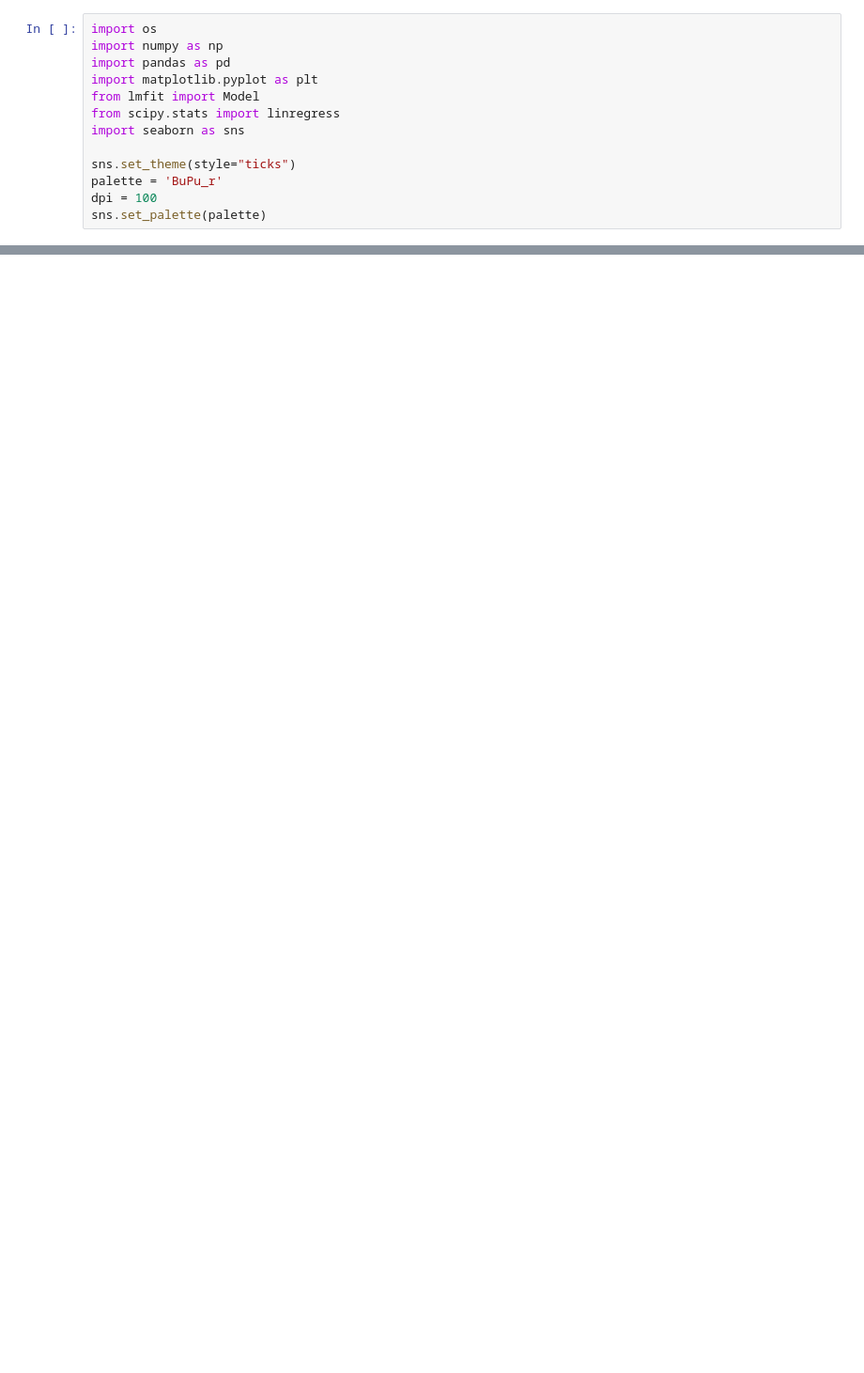
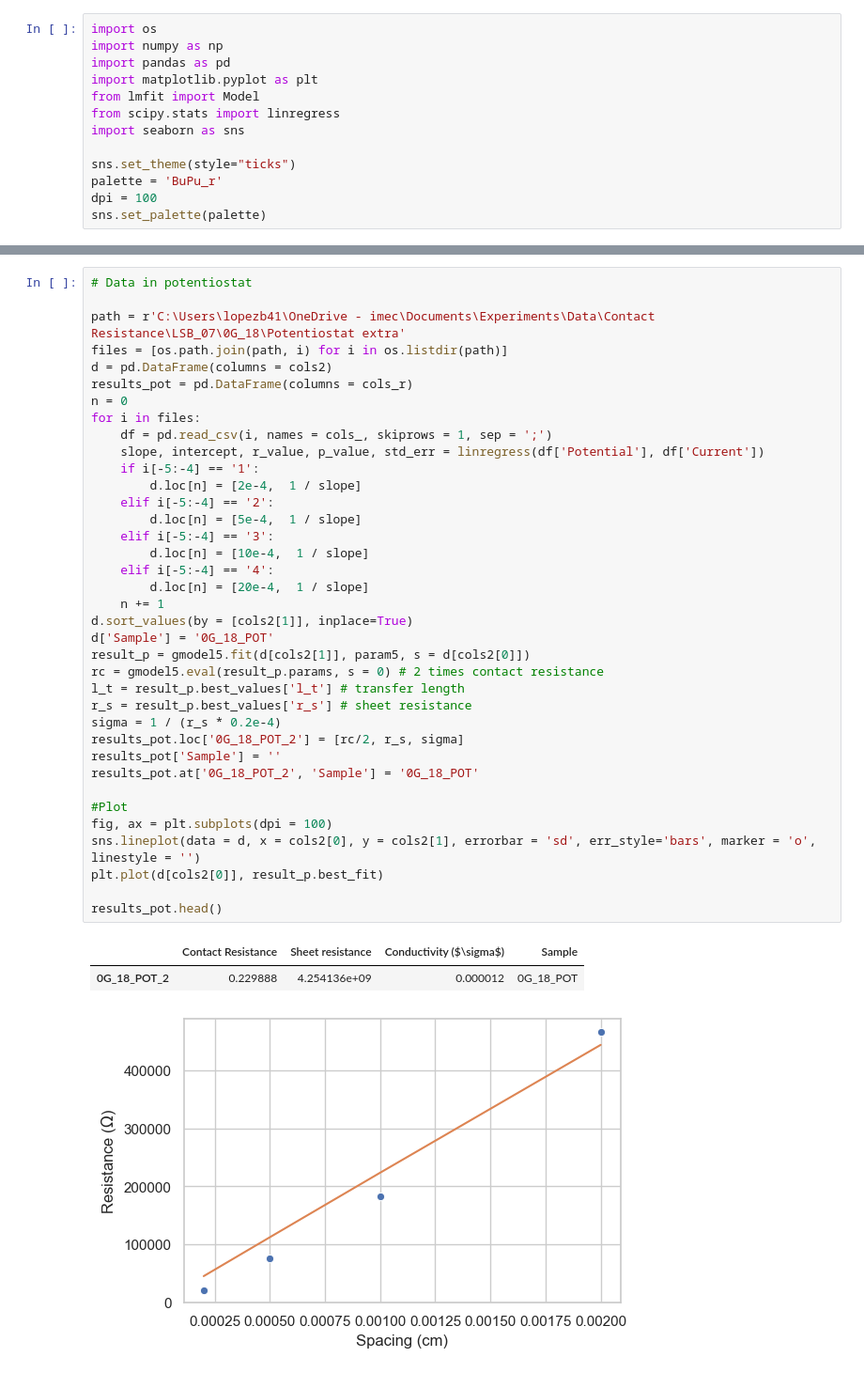
Before and after one commit to ridcil/Code, a Jupyter notebook: Potentiostat vs LCR.ipynb, the cells around one changed output, grey strips where cells are left out. Shown at 94% size. Cells and saved outputs as stored; diff of their text form; blank space fills up the shorter version.

```diff
--- a/Potentiostat vs LCR.ipynb
+++ b/Potentiostat vs LCR.ipynb
@@ -90,0 +161,41 @@ path = r''
+# %%
+# Data in potentiostat
+
+path = r'C:\Users\lopezb41\OneDrive - imec\Documents\Experiments\Data\Contact Resistance\LSB_07\0G_18\Potentiostat extra'
+files = [os.path.join(path, i) for i in os.listdir(path)]
+d = pd.DataFrame(columns = cols2)
+results_pot = pd.DataFrame(columns = cols_r)
+n = 0
+for i in files:
+    df = pd.read_csv(i, names = cols_, skiprows = 1, sep = ';')
+    slope, intercept, r_value, p_value, std_err = linregress(df['Potential'], df['Current'])
+    if i[-5:-4] == '1':
+        d.loc[n] = [2e-4,  1 / slope]
+    elif i[-5:-4] == '2':
+        d.loc[n] = [5e-4,  1 / slope]
+    elif i[-5:-4] == '3':
+        d.loc[n] = [10e-4,  1 / slope]
+    elif i[-5:-4] == '4':
+        d.loc[n] = [20e-4,  1 / slope]
+    n += 1
+d.sort_values(by = [cols2[1]], inplace=True)
+d['Sample'] = '0G_18_POT'
+result_p = gmodel5.fit(d[cols2[1]], param5, s = d[cols2[0]])
+rc = gmodel5.eval(result_p.params, s = 0) # 2 times contact resistance
+l_t = result_p.best_values['l_t'] # transfer length
+r_s = result_p.best_values['r_s'] # sheet resistance
+sigma = 1 / (r_s * 0.2e-4)
+results_pot.loc['0G_18_POT_2'] = [rc/2, r_s, sigma]
+results_pot['Sample'] = ''
+results_pot.at['0G_18_POT_2', 'Sample'] = '0G_18_POT'
+
+#Plot
+fig, ax = plt.subplots(dpi = 100)
+sns.lineplot(data = d, x = cols2[0], y = cols2[1], errorbar = 'sd', err_style='bars', marker = 'o', linestyle = '')
+plt.plot(d[cols2[0]], result_p.best_fit)
+
+results_pot.head()
+# %% [output]
+|  | Contact Resistance | Sheet resistance | Conductivity ($\sigma$) | Sample |
+| 0G_18_POT_2 | 0.229888 | 4.254136e+09 | 0.000012 | 0G_18_POT |
+[figure, added]
```
Also changed, not shown: parts of 4 cells of this notebook, 2 other files.
